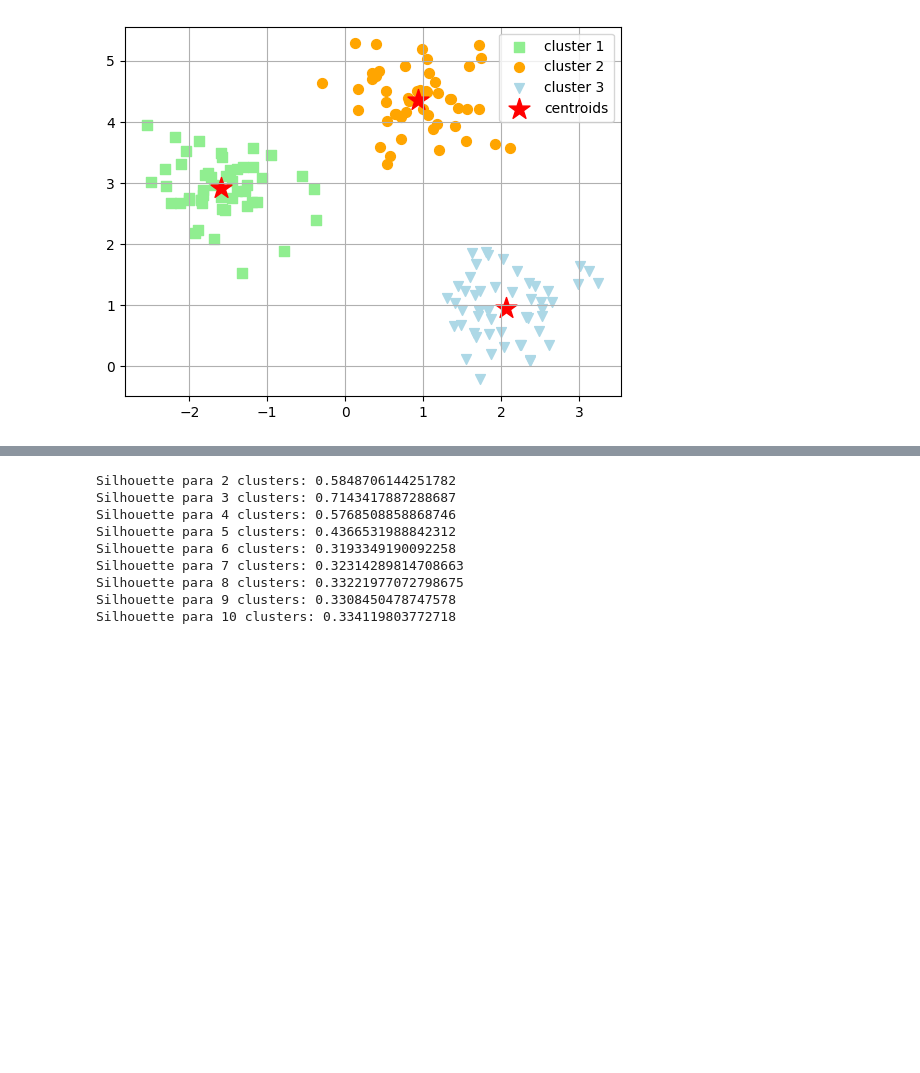
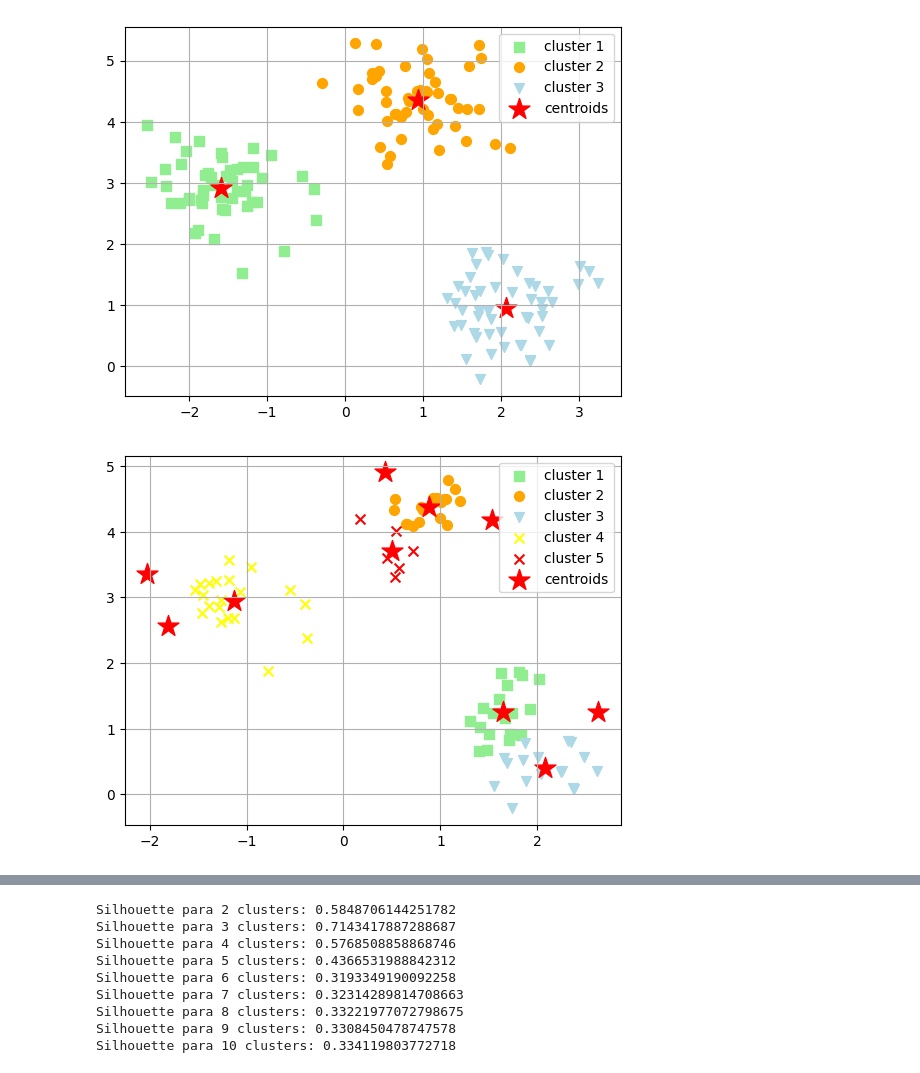
Before and after one commit to Izainea/Proyecto_1, a Jupyter notebook: Código/Coeficientes_CLuster.ipynb, the cells around one changed output, grey strips where cells are left out. Drawn from its saved outputs; the diff is of its cells as text; code cells hidden in the pictures; blank space fills up the shorter version.

```diff
--- a/Código/Coeficientes_CLuster.ipynb
+++ b/Código/Coeficientes_CLuster.ipynb
@@ -131,6 +131,44 @@ plt.grid()
 plt.show()
 # %% [output]
 [figure]
+# %%
+### Implementación de índices
+
+## Cluster básico
+
+# Importamos la librería
+
+from sklearn.cluster import KMeans
+from sklearn.datasets import make_blobs
+
+# Creamos un conjunto de datos
+
+X, y = make_blobs(n_samples=150, n_features=2, centers=3, cluster_std=0.5, shuffle=True, random_state=0)
+
+
+# Creamos el modelo
+
+kmeans = KMeans(n_clusters=10, init='random', n_init=10, max_iter=300, tol=1e-04, random_state=0)
+
+# Ajustamos el modelo
+
+y_km = kmeans.fit_predict(X)
+
+# Visualizamos los clusters
+
+import matplotlib.pyplot as plt
+
+plt.scatter(X[y_km == 0, 0], X[y_km == 0, 1], s=50, c='lightgreen', marker='s', label='cluster 1')
+plt.scatter(X[y_km == 1, 0], X[y_km == 1, 1], s=50, c='orange', marker='o', label='cluster 2')
+plt.scatter(X[y_km == 2, 0], X[y_km == 2, 1], s=50, c='lightblue', marker='v', label='cluster 3')
+plt.scatter(X[y_km == 3, 0], X[y_km == 3, 1], s=50, c='yellow', marker='x', label='cluster 4')
+plt.scatter(X[y_km == 4, 0], X[y_km == 4, 1], s=50, c='red', marker='x', label='cluster 5')
+plt.scatter(kmeans.cluster_centers_[:, 0], kmeans.cluster_centers_[:, 1], s=250, marker='*', c='red', label='centroids')
+plt.legend()
+plt.grid()
+plt.show()
+# %% [output]
+[figure, added]
 # %%
 ## Calculamos el índice de la silueta
 
```
Also changed, not shown: parts of 1 cell of this notebook.
